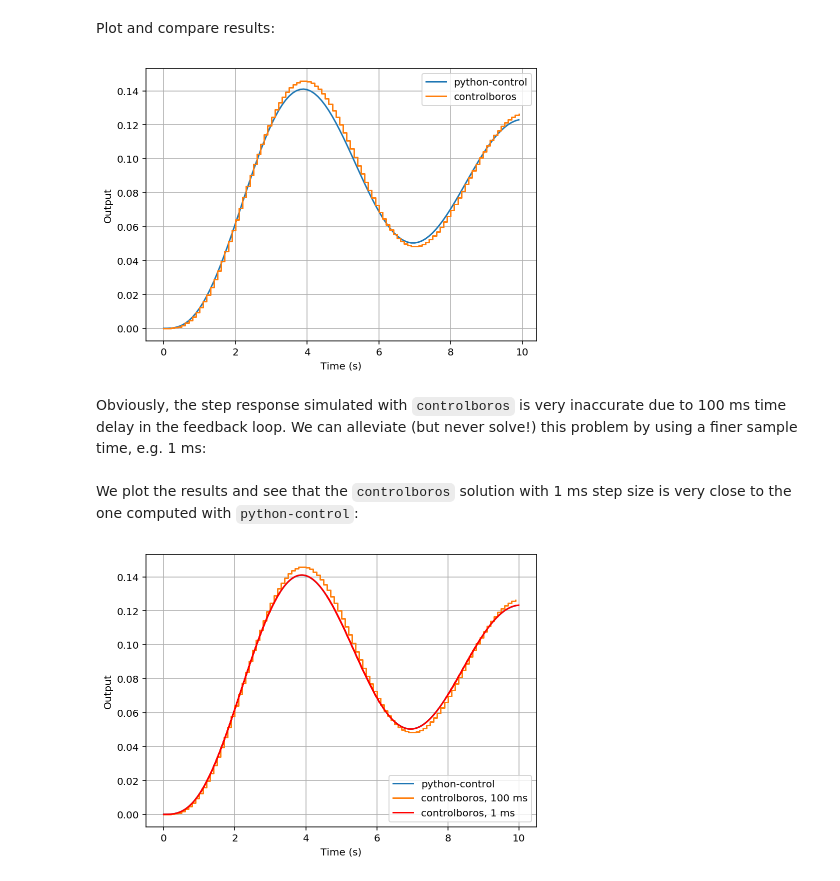
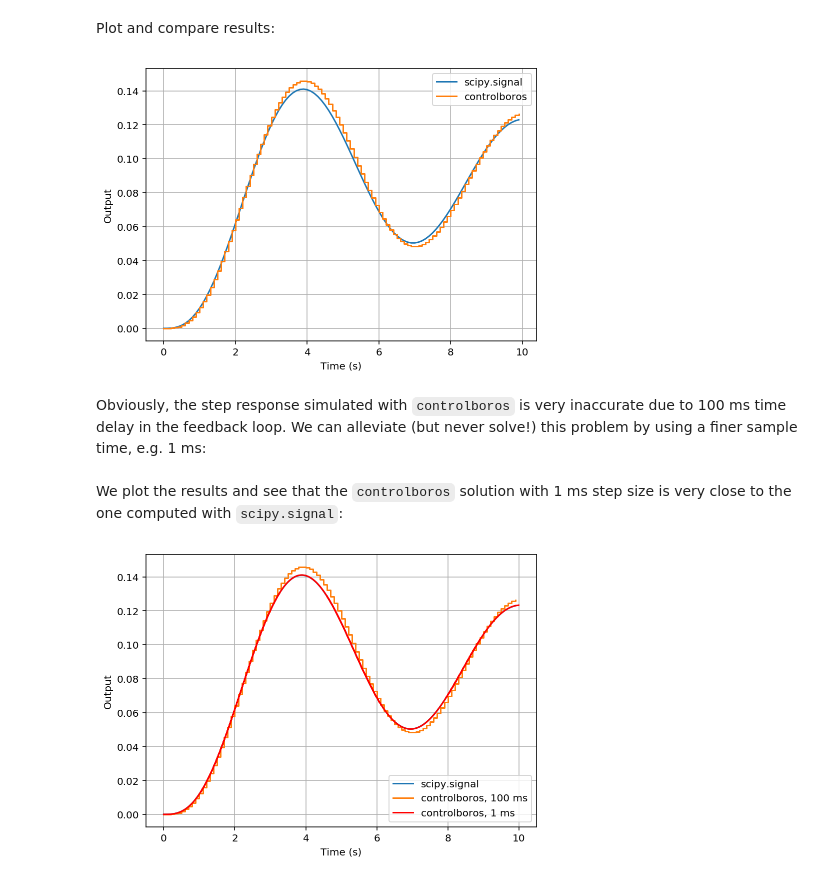
Before and after one commit to mp4096/controlboros, a Jupyter notebook: examples/simple_control_loop.ipynb, the cells around one changed output. Drawn from its saved outputs; the diff is of its cells as text; code cells hidden in the pictures.

Commit message:
Update notebooks to use the builder pattern

```diff
--- a/examples/simple_control_loop.ipynb
+++ b/examples/simple_control_loop.ipynb
@@ -36,6 +35,6 @@ Ok. Now we create a reference system using `python-control` and compute its step
 # %%
-t_ref, y_ref = control.step_response(
-    control.tf([0.1], [1.0, 1.2, 1.2, 1.1]),
+t_ref, y_ref = signal.step(
+    ([0.1], [1.0, 1.2, 1.2, 1.1]),
     T=np.arange(t_begin, t_end, dt),
     )
 # %% [markdown]
@@ -45,8 +44,7 @@ Notice that it uses the zero-order hold method per default. You can play around
 # %%
-sys_ctrl = control.tf2ss([0.5, 0.1], [1.0, 1.0])
-a_d_ctrl, b_d_ctrl, c_d_ctrl, d_d_ctrl, _ = \
-    cont2discrete((sys_ctrl.A, sys_ctrl.B, sys_ctrl.C, sys_ctrl.D), dt)
-
-sys_plant = control.tf2ss([1.0], [5.0, 2.0, 5.2, 1.0])
-a_d_plant, b_d_plant, c_d_plant, d_d_plant, _ = \
-    cont2discrete((sys_plant.A, sys_plant.B, sys_plant.C, sys_plant.D), dt)
+ctrl = StateSpaceBuilder().from_tf([0.5, 0.1], [1.0, 1.0])\
+                          .discretise(dt)\
+                          .build()
+plant = StateSpaceBuilder().from_tf([1.0], [5.0, 2.0, 5.2, 1.0])\
+                           .discretise(dt)\
+                           .build()
@@ -55,6 +51,3 @@ We create two `controlboros.StateSpace` models for the plant and controller:
-# %%
-ctrl = controlboros.StateSpace(a_d_ctrl, b_d_ctrl, c_d_ctrl, d_d_ctrl)
-plant = controlboros.StateSpace(a_d_plant, b_d_plant, c_d_plant, d_d_plant)
 # %% [markdown]
 And we initalise variables and arrays for our signals:
 # %%
@@ -82,14 +75,14 @@ Plot and compare results:
 # %%
 plt.figure(figsize=(7, 5))
 plt.plot(t_ref, y_ref)
 plt.step(t_cb, y_cb, where="post")
 plt.xlabel("Time (s)")
 plt.ylabel("Output")
-plt.legend(["python-control", "controlboros"])
+plt.legend(["scipy.signal", "controlboros"])
 plt.grid()
 plt.show()
 # %% [output]
-[figure, old version]
+[figure, new version]
 # %% [markdown]
 Obviously, the step response simulated with `controlboros` is very inaccurate due to 100 ms time delay in the feedback loop. We can alleviate (but never solve!) this problem by using a finer sample time, e.g. 1 ms:
 # %%
@@ -119,7 +111,7 @@ for i in range(len(t_cb_fine)):
     y_cb_fine[i] = plant_fine.push_stateful(command)
     feedback = y_cb_fine[i]
 # %% [markdown]
-We plot the results and see that the `controlboros` solution with 1 ms step size is very close to the one computed with `python-control`:
+We plot the results and see that the `controlboros` solution with 1 ms step size is very close to the one computed with `scipy.signal`:
 # %%
 plt.figure(figsize=(7, 5))
 plt.plot(t_ref, y_ref)
@@ -127,8 +119,8 @@ plt.step(t_cb, y_cb, where="post")
 plt.step(t_cb_fine, y_cb_fine, "r", where="post")
 plt.xlabel("Time (s)")
 plt.ylabel("Output")
-plt.legend(["python-control", "controlboros, 100 ms", "controlboros, 1 ms"])
+plt.legend(["scipy.signal", "controlboros, 100 ms", "controlboros, 1 ms"])
 plt.grid()
 plt.show()
 # %% [output]
-[figure, old version]
+[figure, new version]
```
Also changed, not shown: parts of 7 cells of this notebook, 1 other file.
